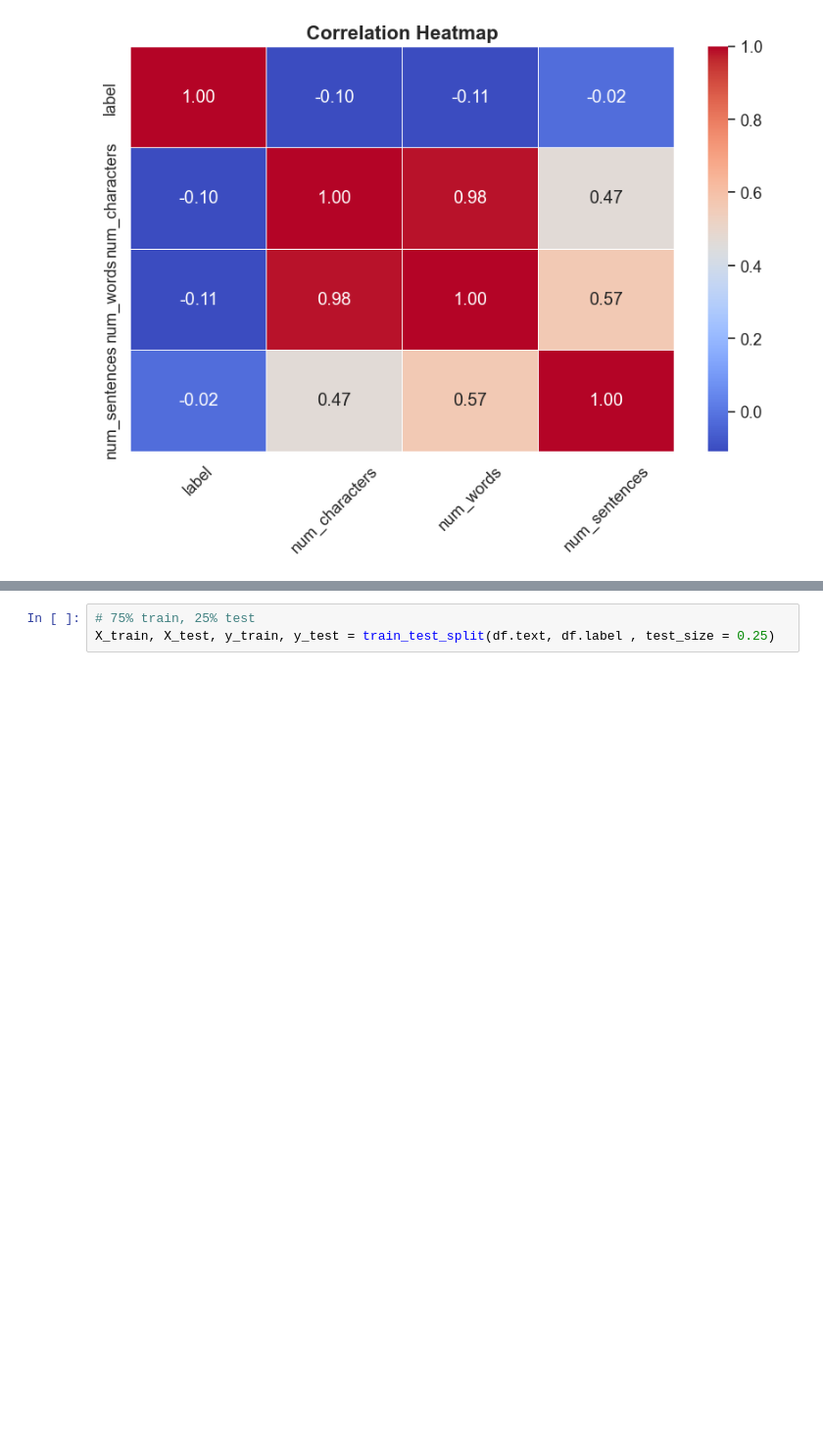
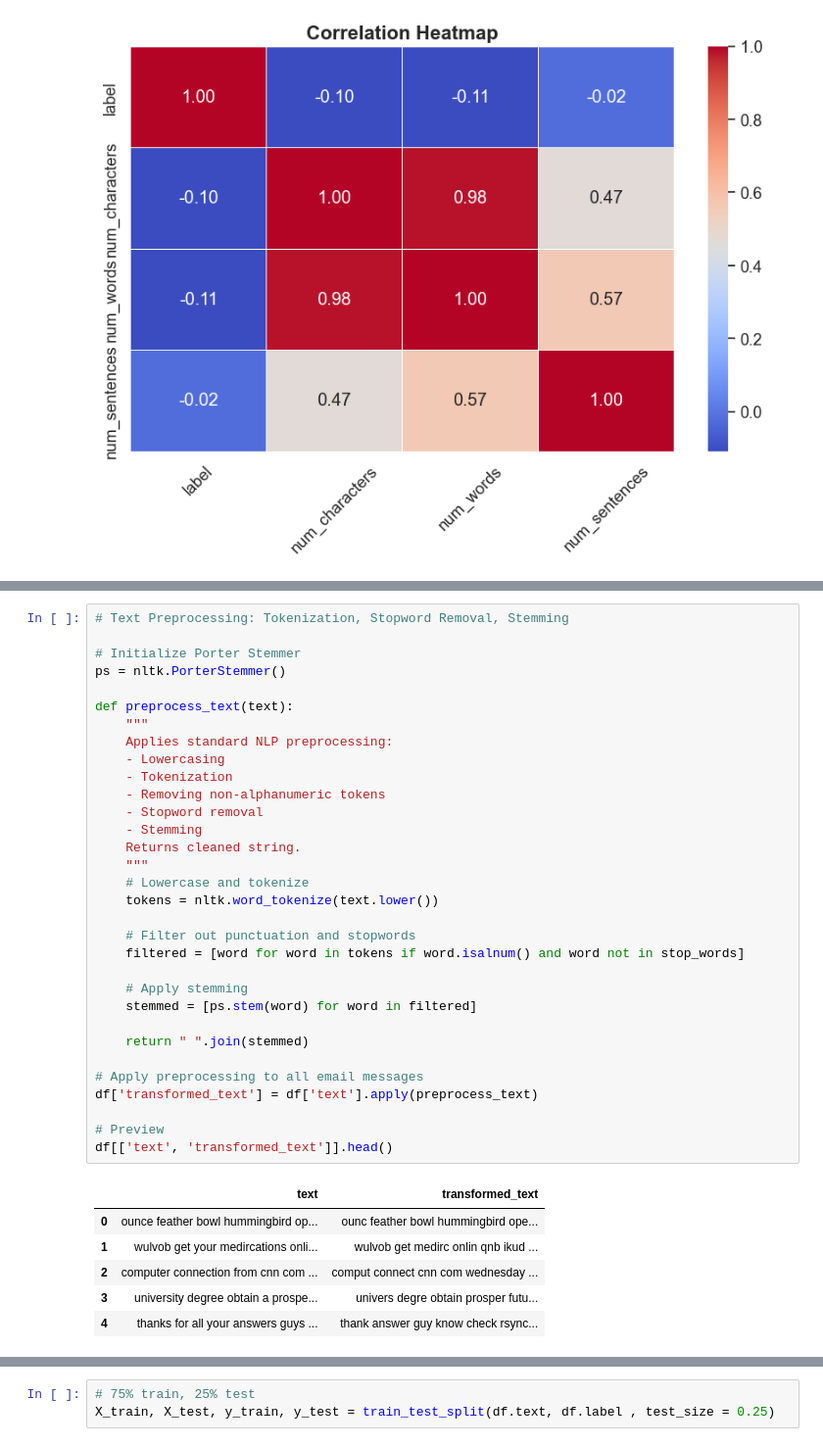
Before and after one commit to dina0422/spam-email-classification, a Jupyter notebook: email-spam.ipynb, the cells around one changed output, grey strips where cells are left out. Shown at 98% size. Cells and saved outputs as stored; diff of their text form; blank space fills up the shorter version.

```diff
--- a/email-spam.ipynb
+++ b/email-spam.ipynb
@@ -275,3 +274,42 @@ Top Spam Words:
 
 Top Ham Words:
 [('escapenumber', 799937), ('http', 54399), ('r', 53447), ('enron', 52856), ('c', 45218), ('org', 42557), ('com', 40681), ('escapelong', 39075), ('ect', 34743), ('help', 32661), ('samba', 30736), ('li ...
+# %%
+# Text Preprocessing: Tokenization, Stopword Removal, Stemming
+
+# Initialize Porter Stemmer
+ps = nltk.PorterStemmer()
+
+def preprocess_text(text):
+    """
+    Applies standard NLP preprocessing:
+    - Lowercasing
+    - Tokenization
+    - Removing non-alphanumeric tokens
+    - Stopword removal
+    - Stemming
+    Returns cleaned string.
+    """
+    # Lowercase and tokenize
+    tokens = nltk.word_tokenize(text.lower())
+
+    # Filter out punctuation and stopwords
+    filtered = [word for word in tokens if word.isalnum() and word not in stop_words]
+
+    # Apply stemming
+    stemmed = [ps.stem(word) for word in filtered]
+
+    return " ".join(stemmed)
+
+# Apply preprocessing to all email messages
+df['transformed_text'] = df['text'].apply(preprocess_text)
+
+# Preview
+df[['text', 'transformed_text']].head()
+# %% [output]
+|  | text | transformed_text |
+| 0 | ounce feather bowl hummingbird op... | ounc feather bowl hummingbird ope... |
+| 1 | wulvob get your medircations onli... | wulvob get medirc onlin qnb ikud ... |
+| 2 | computer connection from cnn com ... | comput connect cnn com wednesday ... |
+| 3 | university degree obtain a prospe... | univers degre obtain prosper futu... |
+| 4 | thanks for all your answers guys ... | thank answer guy know check rsync... |
```
Also changed, not shown: parts of 14 cells of this notebook, 3 other files.
